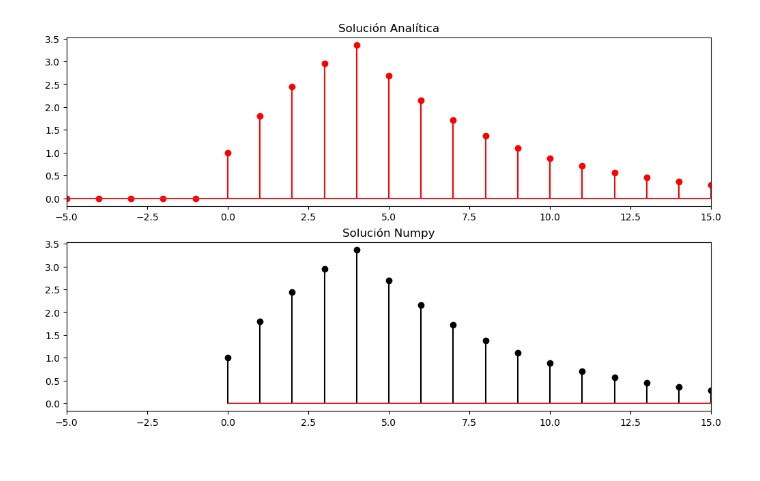
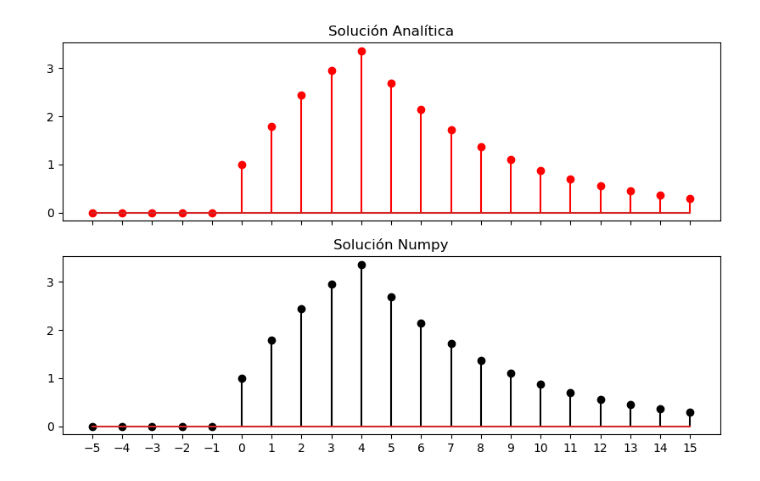
Before and after one commit to kieefman/ACUS099-Tareas, a Jupyter notebook: Tarea2/Tarea2.ipynb, the cells around one changed output. Saved outputs shown, nothing was run; the diff lists cells and outputs as text; code cells hidden in the pictures.

```diff
--- a/Tarea2/Tarea2.ipynb
+++ b/Tarea2/Tarea2.ipynb
@@ -219,26 +188,26 @@ y2 = signal2(n)
 # %%
-#y1 = (1-a**(n+1))/(1-a)
-#y2 = a**(n-N+1)*((1-a**N)/(1-a))
-
 x = a**n * escalon(n)
 h = escalon(n) - escalon(n-N)
-#h2 = escalon(n-N)
 
-conv_analitica=[]
+conv_analitica = []
 
-for i in range(-5,16):
-    conv_analitica.append(conv_calc(i,a,N))
+for i in range(-5, 16):
+    # conv_analitica[i+6]+=conv_calc(i, a, N)
+    conv_analitica.append(conv_calc(i, a, N))
 
-fig1, (ax1, ax2) = plt.subplots(2, 1, figsize=(10, 6), layout="constrained")
+# np.asarray(conv_analitica)
+
+fig1, (ax1, ax2) = plt.subplots(2, 1, figsize=(10, 6), sharex=True)
 
 # Convolucion Analitica
-ax1.stem(n,conv_analitica, linefmt='red');
-ax1.set_xlim(-5,15)
+ax1.stem(n, conv_analitica, linefmt='red')
+ax1.set_xlim(-5, 15)
 ax1.set_title('Solución Analítica')
 
 
-ax2.stem(np.roll(np.convolve(x,h),-10), linefmt='black');
-ax2.set_xlim(-5,15)
-ax2.set_title('Solución Numpy');
+ax2.stem(n, np.roll(np.convolve(x, h), -5)[:len(n)], linefmt='black')
+ax2.set_xlim(min(n)-1, max(n)+1)
+ax2.set_title('Solución Numpy')
+ax2.set_xticks(n);
 # %% [output]
-[figure, old version]
+[figure, new version]
```
Also changed, not shown: parts of 12 cells of this notebook, 4 other files.
